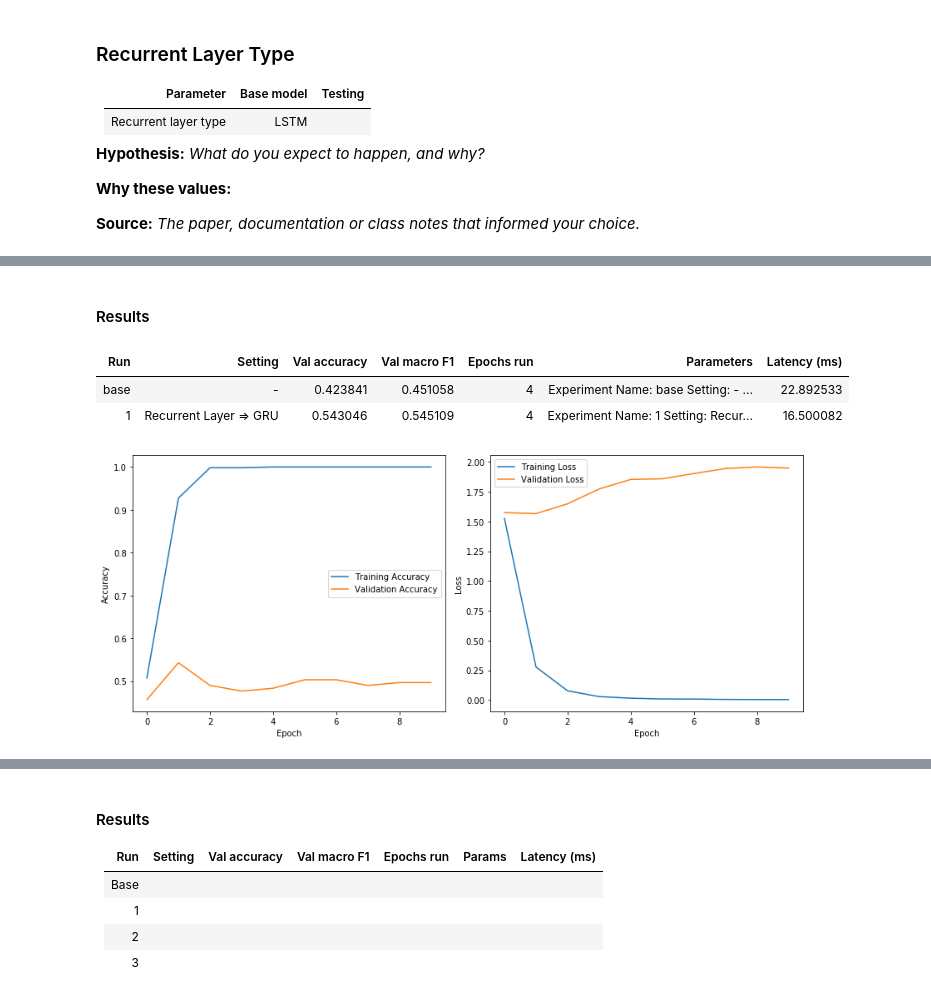
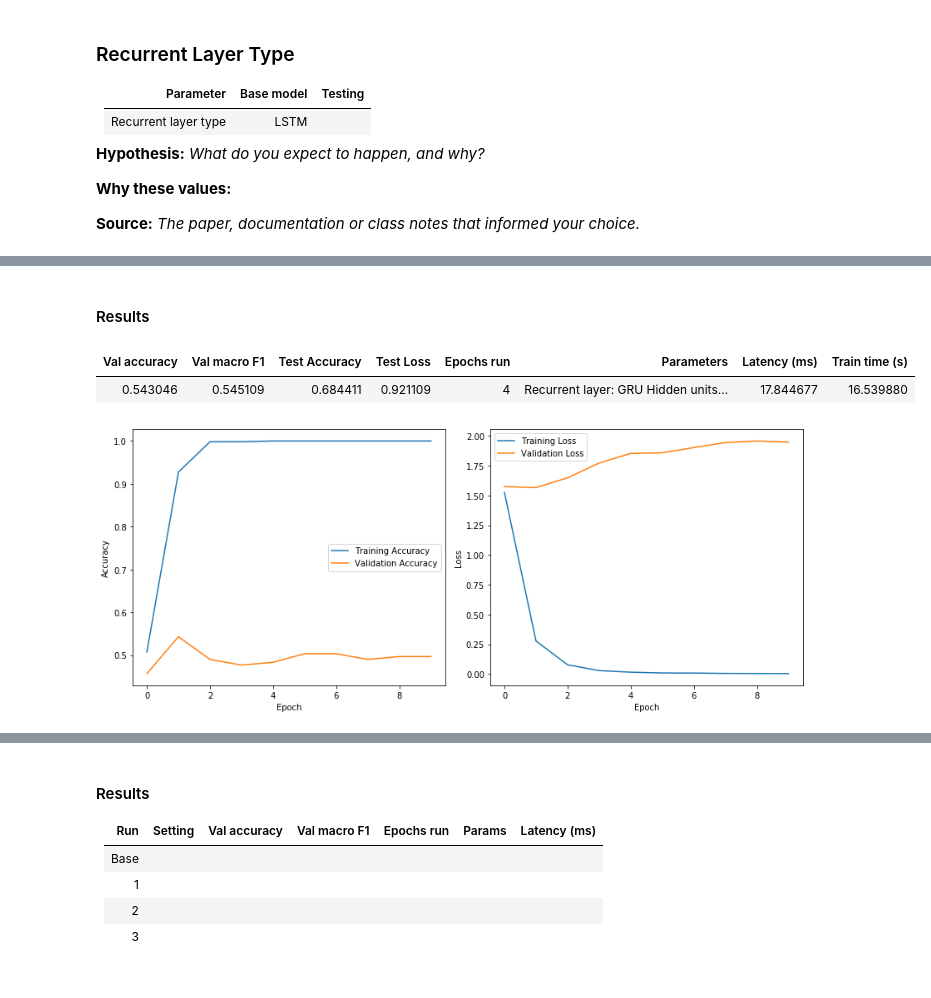
Before and after one commit to AylieNagler/Exercise-Classification-CNN-LSTM, a Jupyter notebook: NOTEBOOKS/03_tom_experiments.ipynb, the cells around one changed output, grey strips where cells are left out. Saved outputs shown, nothing was run; the diff lists cells and outputs as text; code cells hidden in the pictures.

```diff
--- a/NOTEBOOKS/03_tom_experiments.ipynb
+++ b/NOTEBOOKS/03_tom_experiments.ipynb
@@ -113,21 +174,29 @@ def plot_training_history(history):
 import time
 
 class LatencyTracker(Callback):
+    '''
+        Keras callback that records how long each training epoch takes (in seconds).
+    '''
+
     def on_train_begin(self, logs=None):
+        # reset the counters at the start of every fit()
         self.epoch_times = []
         self.total_epochs = 0
 
     def on_epoch_begin(self, epoch, logs=None):
+        # start the clock for this epoch
         self.epoch_start_time = time.time()
 
     def on_epoch_end(self, epoch, logs=None):
-        latency = time.time() - self.epoch_start_time
+        # stop the clock and store how long the epoch took
+        duration = time.time() - self.epoch_start_time
 
-        self.epoch_times.append(latency)
+        self.epoch_times.append(duration)
         self.total_epochs += 1
 
     @property
     def total_latency(self):
+        # total training time across all epochs
         return sum(self.epoch_times)
 # %%
 def create_optimizer(params):
@@ -291,7 +396,7 @@ test_conf_1['Experiment Name']     = "1"
 test_conf_1['Setting'] = "Recurrent Layer => GRU"
 test_conf_1['Recurrent layer'] = GRU
 
-run_experiment(test_conf_1, X, y)
+run_experiment(test_conf_1, X, y, verbose=1, print_all=False)
 # %% [output]
 Model: "sequential_1"
 _________________________________________________________________
@@ -312,5 +418,4 @@ _________________________________________________________________
 Results
-| Run | Setting | Val accuracy | Val macro F1 | Epochs run | Parameters | Latency (ms) |
-| base | - | 0.423841 | 0.451058 | 4 | Experiment Name: base Setting: - ... | 22.892533 |
-| 1 | Recurrent Layer => GRU | 0.543046 | 0.545109 | 4 | Experiment Name: 1 Setting: Recur... | 16.500082 |
+| Val accuracy | Val macro F1 | Test Accuracy | Test Loss | Epochs run | Parameters | Latency (ms) | Train time (s) |
+| 0.543046 | 0.545109 | 0.684411 | 0.921109 | 4 | Recurrent layer: GRU Hidden units... | 17.844677 | 16.539880 |
 [figure]
```
Also changed, not shown: parts of 6 cells of this notebook.
